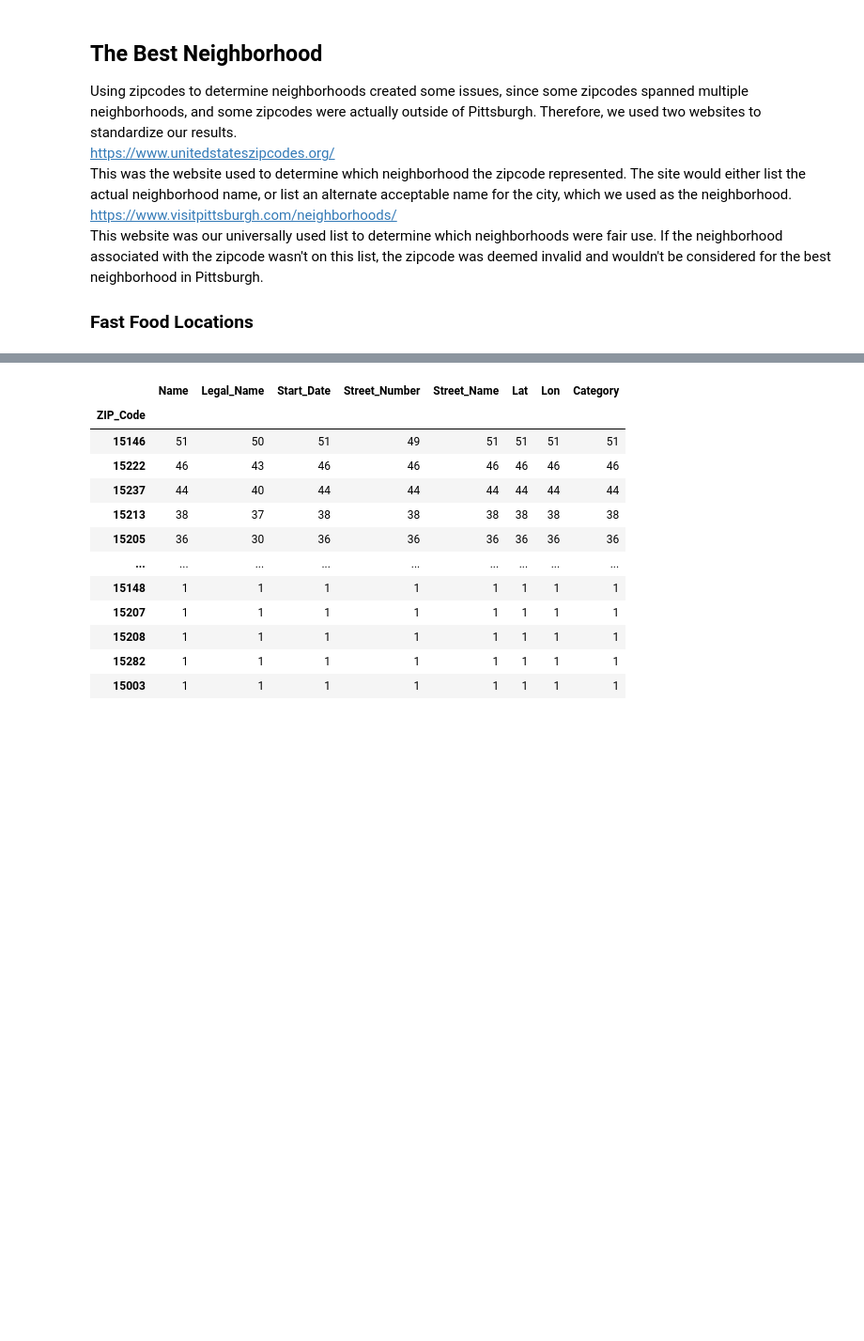
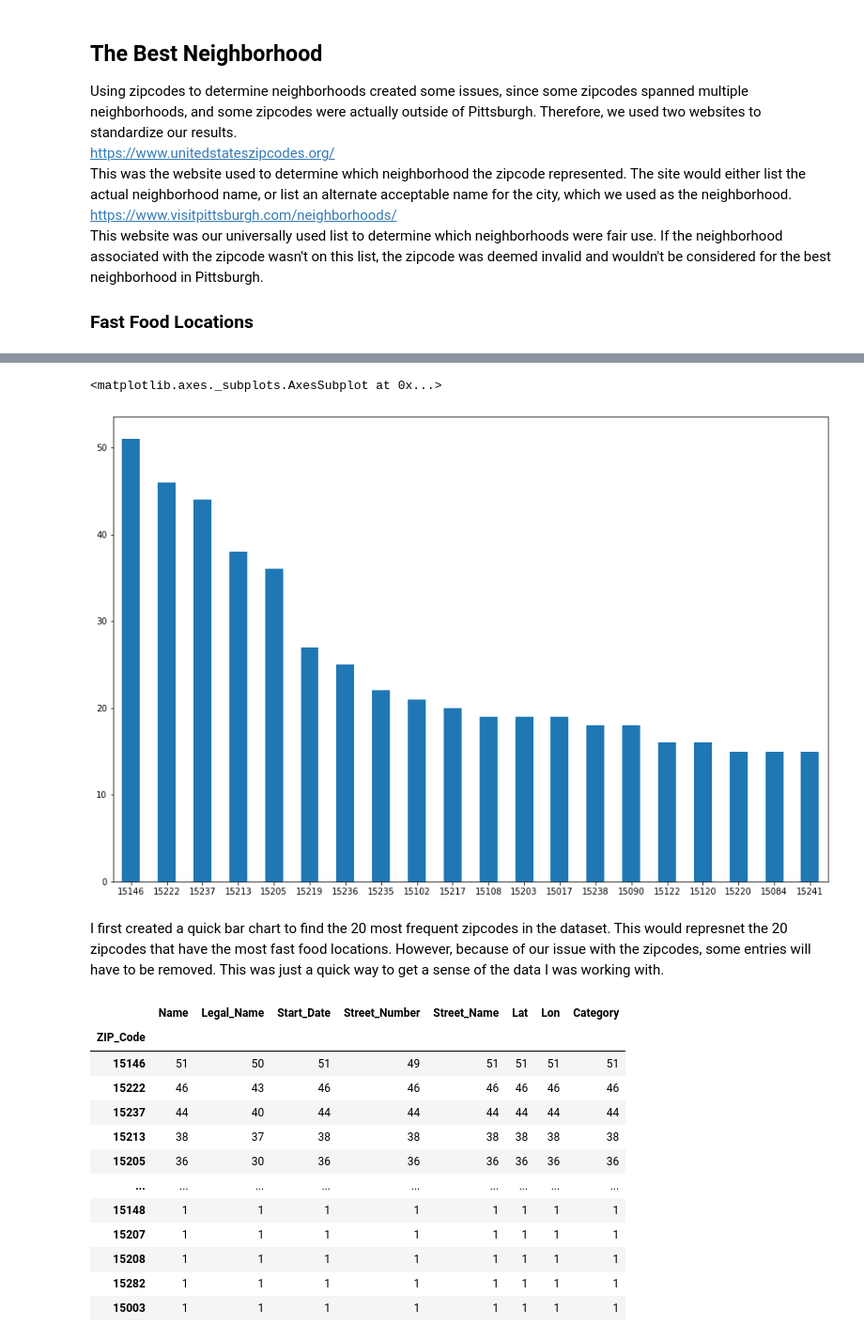
Before and after one commit to jasonkuehnle/Final-Project-Group-49, a Jupyter notebook: final_notebook.ipynb, the cells around one changed output, grey strips where cells are left out. Shown: that part at 94% size. Cells and saved outputs as stored; diff of their text form; code cells hidden in the pictures; blank space fills up the shorter version.

Commit message:
added fast food data and conclusion

```diff
--- a/final_notebook.ipynb
+++ b/final_notebook.ipynb
@@ -35,6 +35,14 @@ fastfood.head(10)
 | 7 | Antney's Ice Cream | The Iceman Inc | 4/11/02 | 1316 | Poplar St | 15205 | 40.427470 | -80.052435 | Breakfast, Drink, Other |
 | 8 | Arby's | Kinco Inc | 1/1/75 | 1617 | Freeport Rd | 15065 | 40.622125 | -79.727516 | Dollar Menu |
 | 9 | Arby's #8 | Linell Corporation | 12/3/07 | 3974 | Wm Penn Hwy | 15146 | 40.437988 | -79.772845 | Dollar Menu |
+# %%
+quick_graph = (fastfood['ZIP_Code'].value_counts()).head(20)
+quick_graph.plot.bar(figsize=(15, 10), rot = 0)
+# %% [output]
+<matplotlib.axes._subplots.AxesSubplot at 0x...>
+[figure, added]
+# %% [markdown]
+I first created a quick bar chart to find the 20 most frequent zipcodes in the dataset.  This would represnet the 20 zipcodes that have the most fast food locations.  However, because of our issue with the zipcodes, some entries will have to be removed.  This was just a quick way to get a sense of the data I was working with.
 # %%
 zipcode = fastfood.groupby('ZIP_Code').count()
 zipcode.sort_values(by=['Name'], ascending = False)
```
Also changed, not shown: parts of 9 cells of this notebook.
